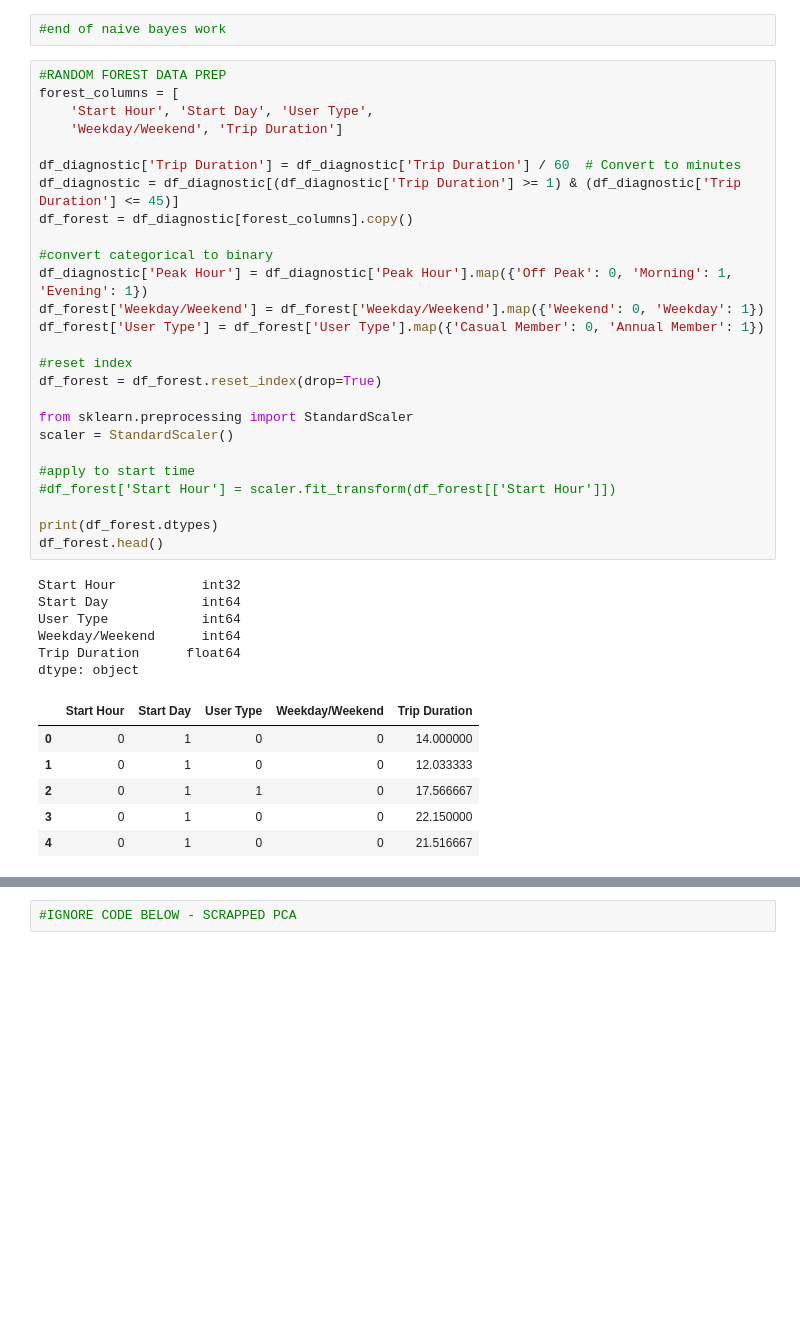
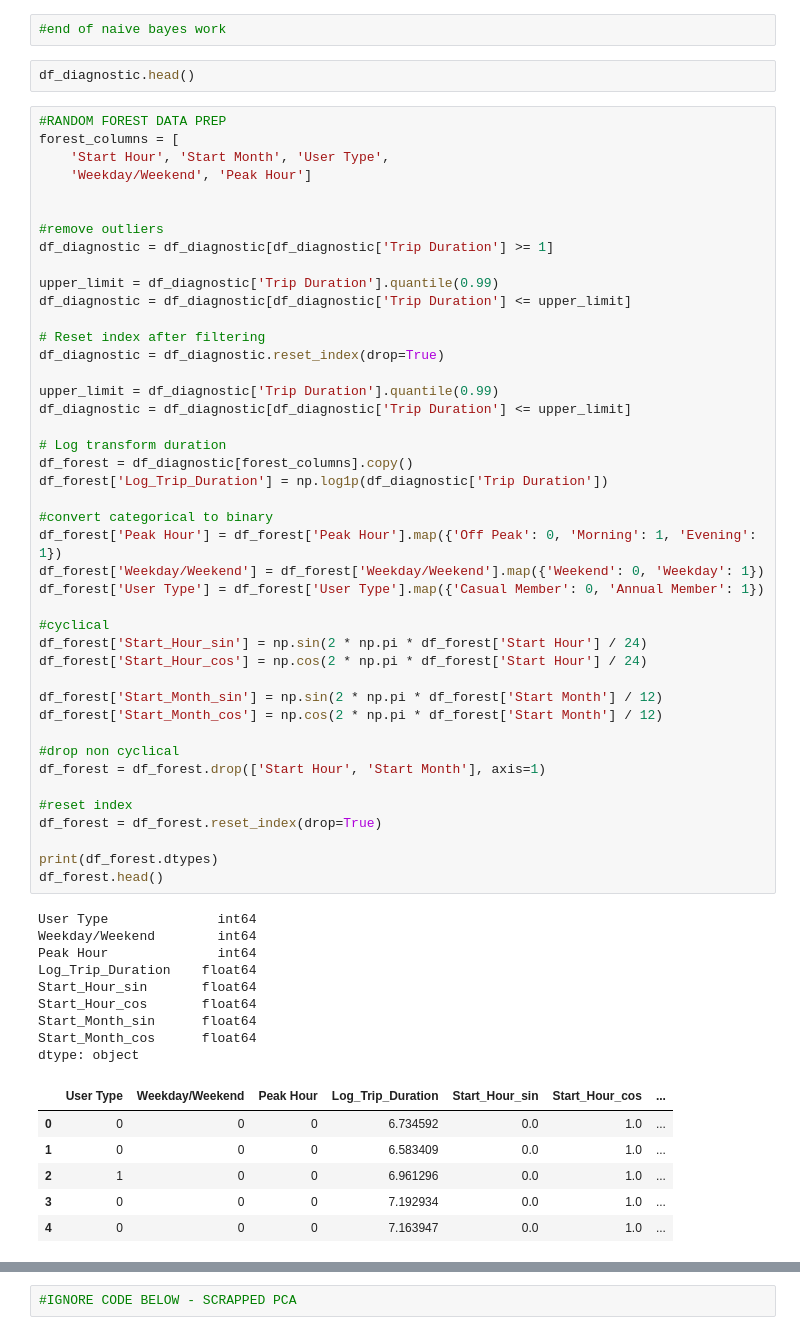
Before and after one commit to ziadharmanani/INF1340-Ridership-Analysis, a Jupyter notebook: rideshare_cleaning.ipynb, the cells around one changed output, grey strips where cells are left out. Drawn from its saved outputs; the diff is of its cells as text; blank space fills up the shorter version.

```diff
--- a/rideshare_cleaning.ipynb
+++ b/rideshare_cleaning.ipynb
@@ -894,44 +894,66 @@ disp.plot(cmap = 'Blues')
 [figure]
 # %%
 #end of naive bayes work
+# %%
+df_diagnostic.head()
 # %%
 #RANDOM FOREST DATA PREP
 forest_columns = [
-    'Start Hour', 'Start Day', 'User Type',
-    'Weekday/Weekend', 'Trip Duration']
+    'Start Hour', 'Start Month', 'User Type',
+    'Weekday/Weekend', 'Peak Hour']
 
-df_diagnostic['Trip Duration'] = df_diagnostic['Trip Duration'] / 60  # Convert to minutes
-df_diagnostic = df_diagnostic[(df_diagnostic['Trip Duration'] >= 1) & (df_diagnostic['Trip Duration'] <= 45)]
+
+#remove outliers
+df_diagnostic = df_diagnostic[df_diagnostic['Trip Duration'] >= 1]
+
+upper_limit = df_diagnostic['Trip Duration'].quantile(0.99)
+df_diagnostic = df_diagnostic[df_diagnostic['Trip Duration'] <= upper_limit]
+
+# Reset index after filtering
+df_diagnostic = df_diagnostic.reset_index(drop=True)
+
+upper_limit = df_diagnostic['Trip Duration'].quantile(0.99)
+df_diagnostic = df_diagnostic[df_diagnostic['Trip Duration'] <= upper_limit]
+
+# Log transform duration
 df_forest = df_diagnostic[forest_columns].copy()
+df_forest['Log_Trip_Duration'] = np.log1p(df_diagnostic['Trip Duration'])
 
 #convert categorical to binary
-df_diagnostic['Peak Hour'] = df_diagnostic['Peak Hour'].map({'Off Peak': 0, 'Morning': 1, 'Evening': 1})
+df_forest['Peak Hour'] = df_forest['Peak Hour'].map({'Off Peak': 0, 'Morning': 1, 'Evening': 1})
 df_forest['Weekday/Weekend'] = df_forest['Weekday/Weekend'].map({'Weekend': 0, 'Weekday': 1})
 df_forest['User Type'] = df_forest['User Type'].map({'Casual Member': 0, 'Annual Member': 1})
+
+#cyclical
+df_forest['Start_Hour_sin'] = np.sin(2 * np.pi * df_forest['Start Hour'] / 24)
+df_forest['Start_Hour_cos'] = np.cos(2 * np.pi * df_forest['Start Hour'] / 24)
+
+df_forest['Start_Month_sin'] = np.sin(2 * np.pi * df_forest['Start Month'] / 12)
+df_forest['Start_Month_cos'] = np.cos(2 * np.pi * df_forest['Start Month'] / 12)
+
+#drop non cyclical
+df_forest = df_forest.drop(['Start Hour', 'Start Month'], axis=1)
 
 #reset index
 df_forest = df_forest.reset_index(drop=True)
 
-from sklearn.preprocessing import StandardScaler
-scaler = StandardScaler()
-
-#apply to start time
-#df_forest['Start Hour'] = scaler.fit_transform(df_forest[['Start Hour']])
-
 print(df_forest.dtypes)
 df_forest.head()
 # %% [output]
-Start Hour           int32
-Start Day            int64
-User Type            int64
-Weekday/Weekend      int64
-Trip Duration      float64
+User Type              int64
+Weekday/Weekend        int64
+Peak Hour              int64
+Log_Trip_Duration    float64
+Start_Hour_sin       float64
+Start_Hour_cos       float64
+Start_Month_sin      float64
+Start_Month_cos      float64
 dtype: object
-|  | Start Hour | Start Day | User Type | Weekday/Weekend | Trip Duration |
-| 0 | 0 | 1 | 0 | 0 | 14.000000 |
-| 1 | 0 | 1 | 0 | 0 | 12.033333 |
-| 2 | 0 | 1 | 1 | 0 | 17.566667 |
-| 3 | 0 | 1 | 0 | 0 | 22.150000 |
-| 4 | 0 | 1 | 0 | 0 | 21.516667 |
+|  | User Type | Weekday/Weekend | Peak Hour | Log_Trip_Duration | Start_Hour_sin | Start_Hour_cos | ... |
+| 0 | 0 | 0 | 0 | 6.734592 | 0.0 | 1.0 | ... |
+| 1 | 0 | 0 | 0 | 6.583409 | 0.0 | 1.0 | ... |
+| 2 | 1 | 0 | 0 | 6.961296 | 0.0 | 1.0 | ... |
+| 3 | 0 | 0 | 0 | 7.192934 | 0.0 | 1.0 | ... |
+| 4 | 0 | 0 | 0 | 7.163947 | 0.0 | 1.0 | ... |
 # %%
 from sklearn.model_selection import train_test_split
```
Also changed, not shown: parts of 7 cells of this notebook.
